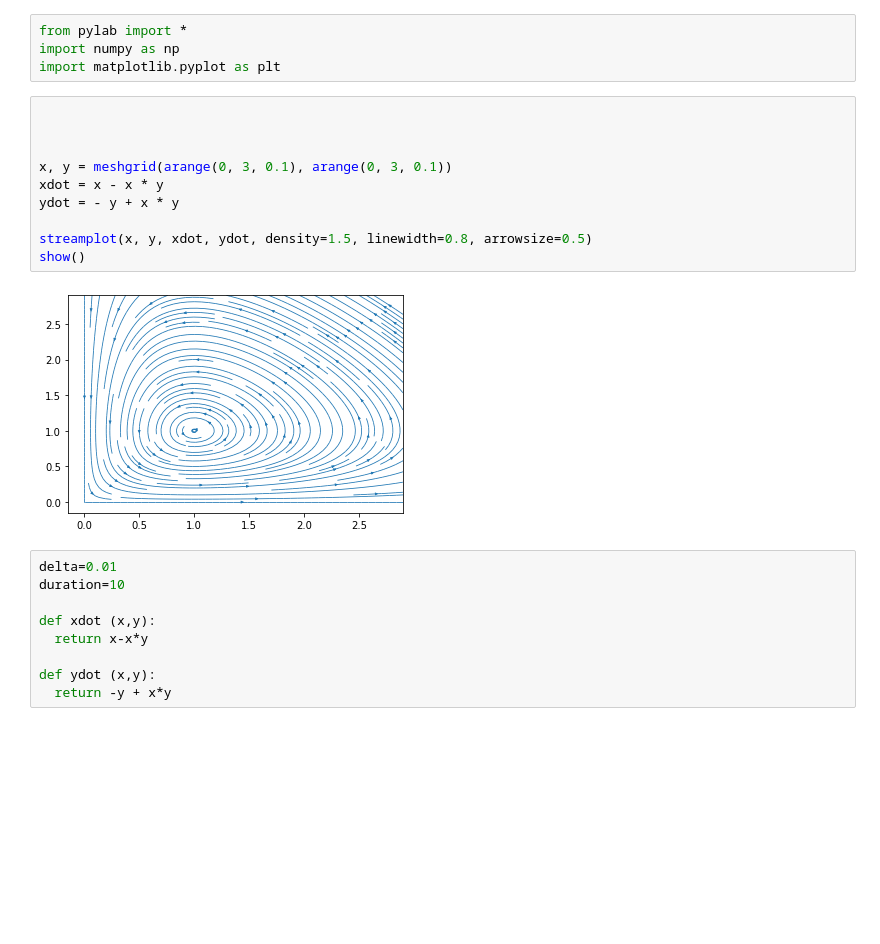
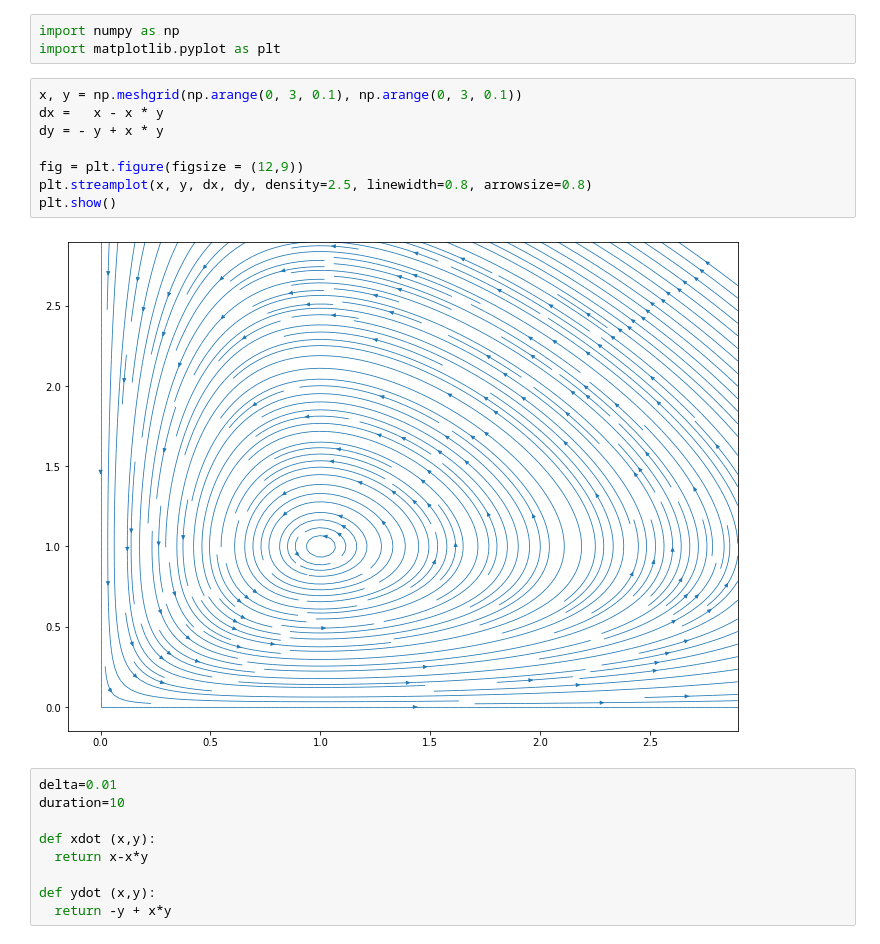
Before and after one commit to porygon-tech/ECO, a Jupyter notebook: demos/demo_dynSys.ipynb, the cells around one changed output. Cells and saved outputs as stored; diff of their text form; blank space fills up the shorter version.

```diff
--- a/demos/demo_dynSys.ipynb
+++ b/demos/demo_dynSys.ipynb
@@ -1,21 +1,18 @@
 # %% [markdown]
 <a href="https://colab.research.google.com/github/porygon-tech/ECO/blob/main/demos/demo_dynSys.ipynb" target="_parent"><img src="https://colab.research.google.com/assets/colab-badge.svg" alt="Open In Colab"/></a>
 # %%
-from pylab import *
 import numpy as np
 import matplotlib.pyplot as plt
 # %%
+x, y = np.meshgrid(np.arange(0, 3, 0.1), np.arange(0, 3, 0.1))
+dx =   x - x * y
+dy = - y + x * y
 
-
-
-x, y = meshgrid(arange(0, 3, 0.1), arange(0, 3, 0.1))
-xdot = x - x * y
-ydot = - y + x * y
-
-streamplot(x, y, xdot, ydot, density=1.5, linewidth=0.8, arrowsize=0.5)
-show()
+fig = plt.figure(figsize = (12,9))
+plt.streamplot(x, y, dx, dy, density=2.5, linewidth=0.8, arrowsize=0.8)
+plt.show()
 # %% [output]
-[figure, old version]
+[figure, new version]
 # %%
 delta=0.01
 duration=10
```
